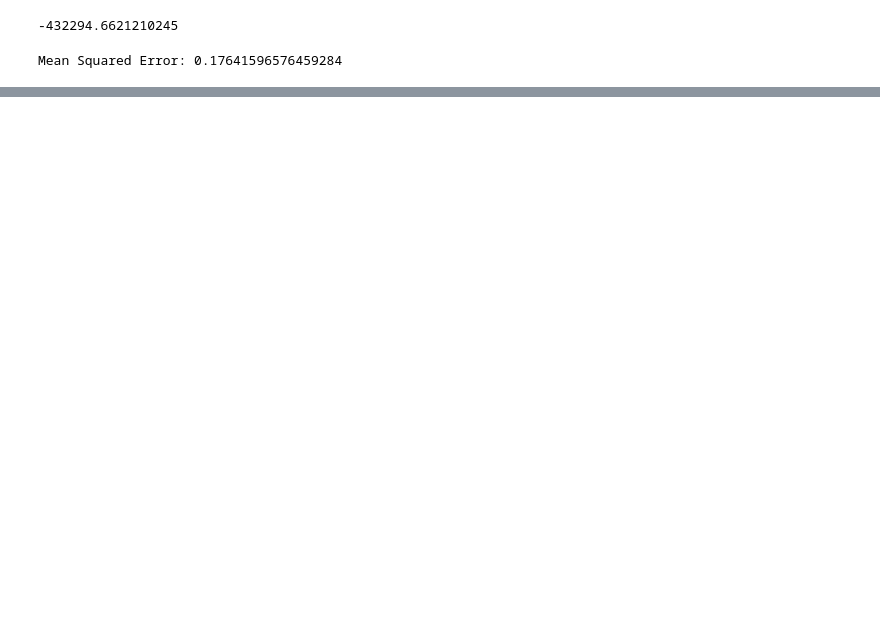
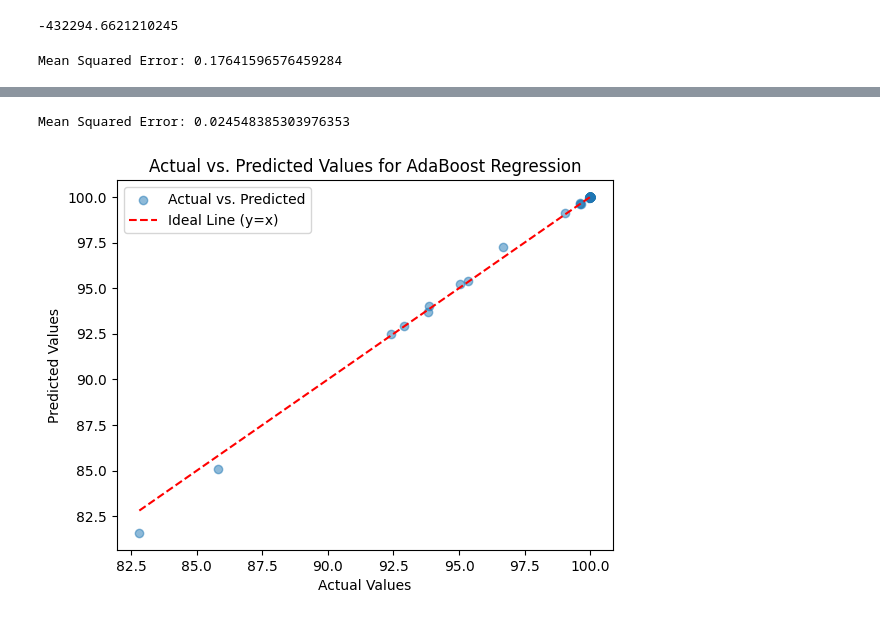
Before and after one commit to JessiPool/KaggleXProject, a Jupyter notebook: regressioninventory.ipynb, the cells around one changed output, grey strips where cells are left out. Cells and saved outputs as stored; diff of their text form; code cells hidden in the pictures; blank space fills up the shorter version.

```diff
--- a/regressioninventory.ipynb
+++ b/regressioninventory.ipynb
@@ -238,0 +371,46 @@ Mean Squared Error: 0.17641596576459284
+# %%
+df_stinv.dropna(axis=0, inplace=True)
+# %%
+# X should contain the predictor variables, and y should contain the outcome variable
+X = df_stinv.drop(['state', 'affordability_pct_state'], axis=1)
+y = df_stinv['affordability_pct_state']
+
+# Split the dataset into training and testing sets
+X_train, X_test, y_train, y_test = train_test_split(X, y, test_size=0.2, random_state=42)
+
+# Create an AdaBoostRegressor with a Random Forest base estimator
+from sklearn.ensemble import RandomForestRegressor
+estimator = RandomForestRegressor(n_estimators=10)
+adaboost_regressor = AdaBoostRegressor(estimator=estimator, n_estimators=50, random_state=42)
+
+# Fit the AdaBoost model to the training data
+adaboost_regressor.fit(X_train, y_train)
+
+# Make predictions on the test data
+y_pred = adaboost_regressor.predict(X_test)
+
+# Evaluate the model
+mse = mean_squared_error(y_test, y_pred)
+print(f"Mean Squared Error: {mse}")
+# %% [output]
+Mean Squared Error: 0.024548385303976353
+# %%
+import matplotlib.pyplot as plt
+import numpy as np
+
+# Assuming you have already trained and made predictions with your AdaBoostRegressor model
+
+# Create a range of values for the line (1:1 relationship)
+line_values = np.linspace(min(y_test), max(y_test), 100)
+
+# Plot actual vs. predicted values
+plt.scatter(y_test, y_pred, alpha=0.5, label='Actual vs. Predicted')
+plt.plot(line_values, line_values, color='red', linestyle='--', label='Ideal Line (y=x)')
+
+plt.xlabel("Actual Values")
+plt.ylabel("Predicted Values")
+plt.title("Actual vs. Predicted Values for AdaBoost Regression")
+plt.legend()
+plt.show()
+# %% [output]
+[figure, added]
```
Also changed, not shown: parts of 18 cells of this notebook.
